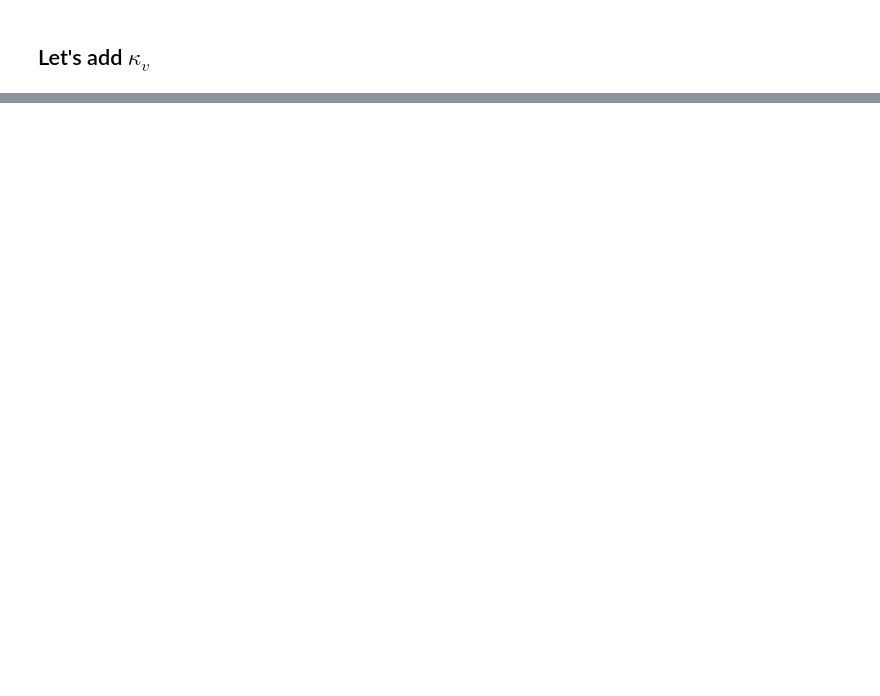
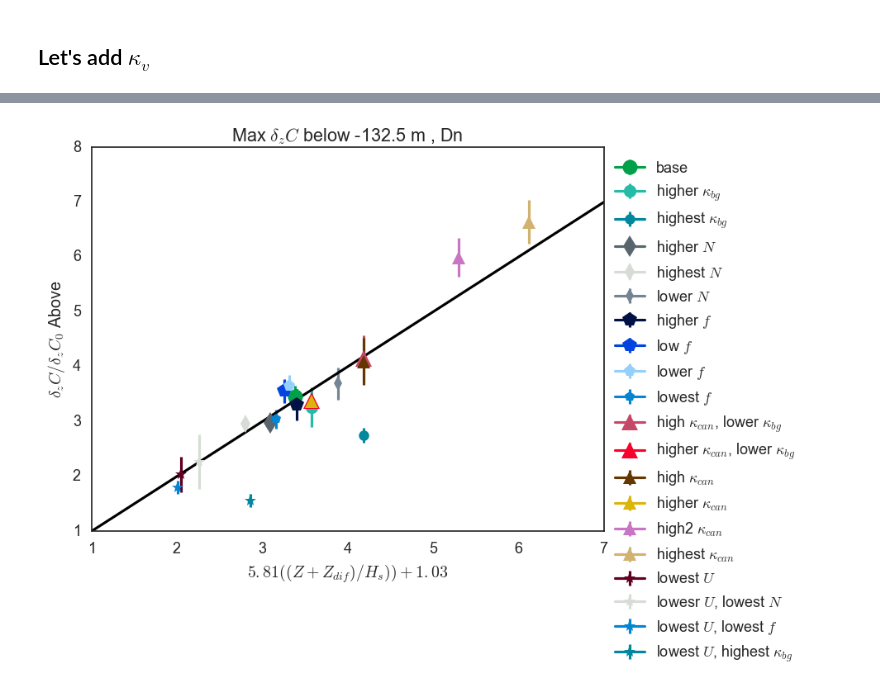
Before and after one commit to UBC-MOAD/outputanalysisnotebooks, a Jupyter notebook: scaling/scale_TrGradient_within_canyon.ipynb, the cells around one changed output, grey strips where cells are left out. Cells and saved outputs as stored; diff of their text form; code cells hidden in the pictures; blank space fills up the shorter version.

```diff
--- a/scaling/scale_TrGradient_within_canyon.ipynb
+++ b/scaling/scale_TrGradient_within_canyon.ipynb
@@ -231,0 +256,35 @@ plt.show()
+# %%
+# Let's see it if works
+
+
+stname = 'DnC' # Station at downstream side of canyon
+
+fig,ax = plt.subplots(1,1,figsize=(8,6))
+labels=[]
+t=6 # days
+ax.plot(np.linspace(1,7.0,50),np.linspace(1,7,50),'k-')
+
+for rec in records:
+
+    Z = ((rec.f*rec.u*F(Ro(rec.u,rec.f,R))*L)**(0.5))/rec.N
+
+    Zdif = np.sqrt(t*3600*24*rec.kv)
+
+    plt1 = ax.errorbar((slope_Kv*((Z+Zdif)/Hs))+intercept_Kv,rec.maxdTrdz/rec.inidTrdz,
+                       yerr = rec.stddTrdz/rec.inidTrdz, # since rec.N is a constant
+                       marker = rec.mstyle,
+                       markersize = rec.msize,
+                       color = sns.xkcd_rgb[rec.color],
+                       label=rec.label)
+
+    ax.set_title('Max $\delta_zC$ below %1.1f m , Dn' %rc[26])
+    ax.set_ylabel('$\delta_zC/\delta_zC_0$ Above' )
+    ax.set_xlabel(r'$%1.2f((Z+Z_{dif})/H_s))+%1.2f$' %(slope_Kv,intercept_Kv))
+
+    ax.legend(bbox_to_anchor=(1.4,1))
+
+
+
+plt.show()
+# %% [output]
+[figure, added]
```
Also changed, not shown: parts of 23 cells of this notebook, 6 other files.
